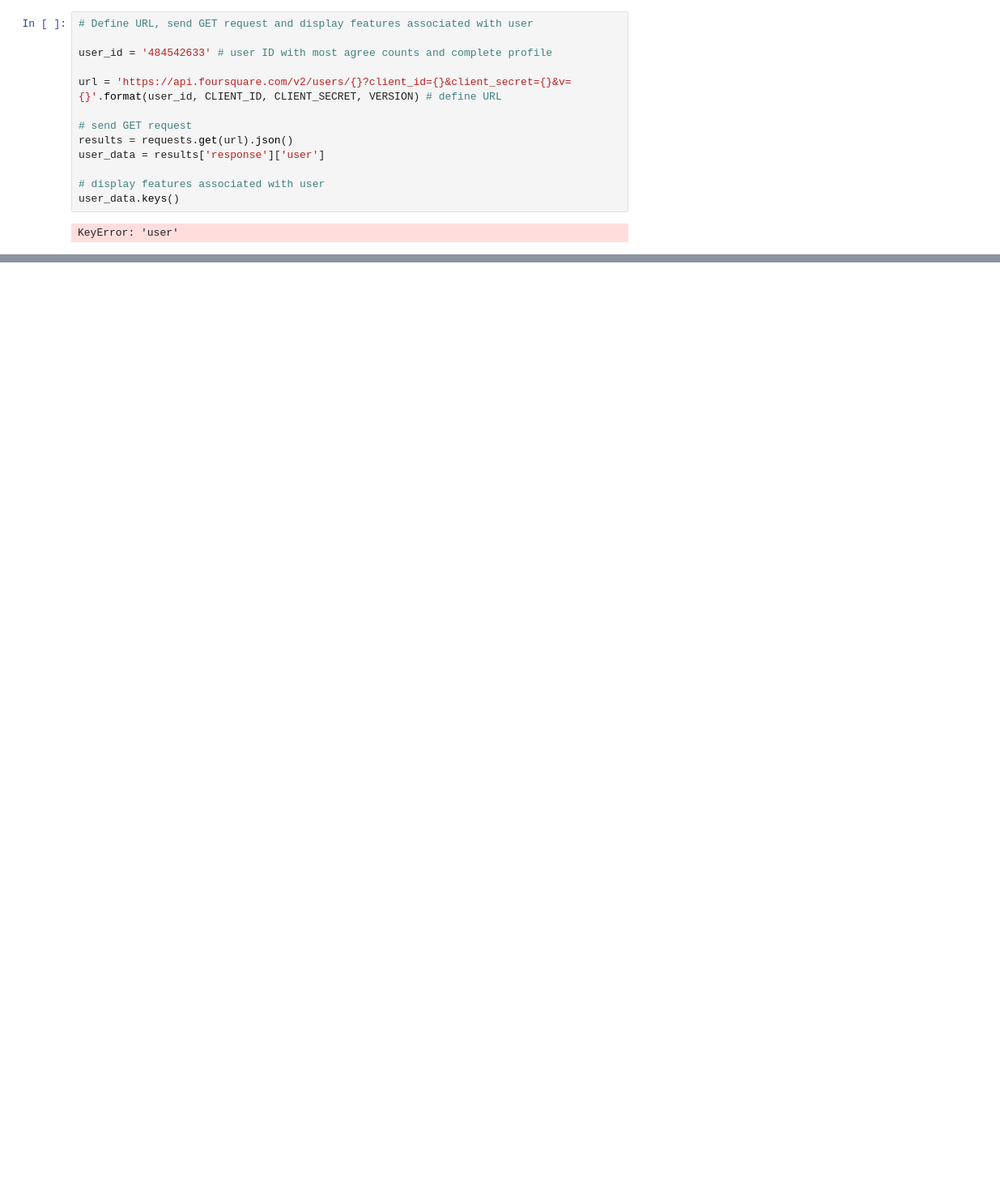
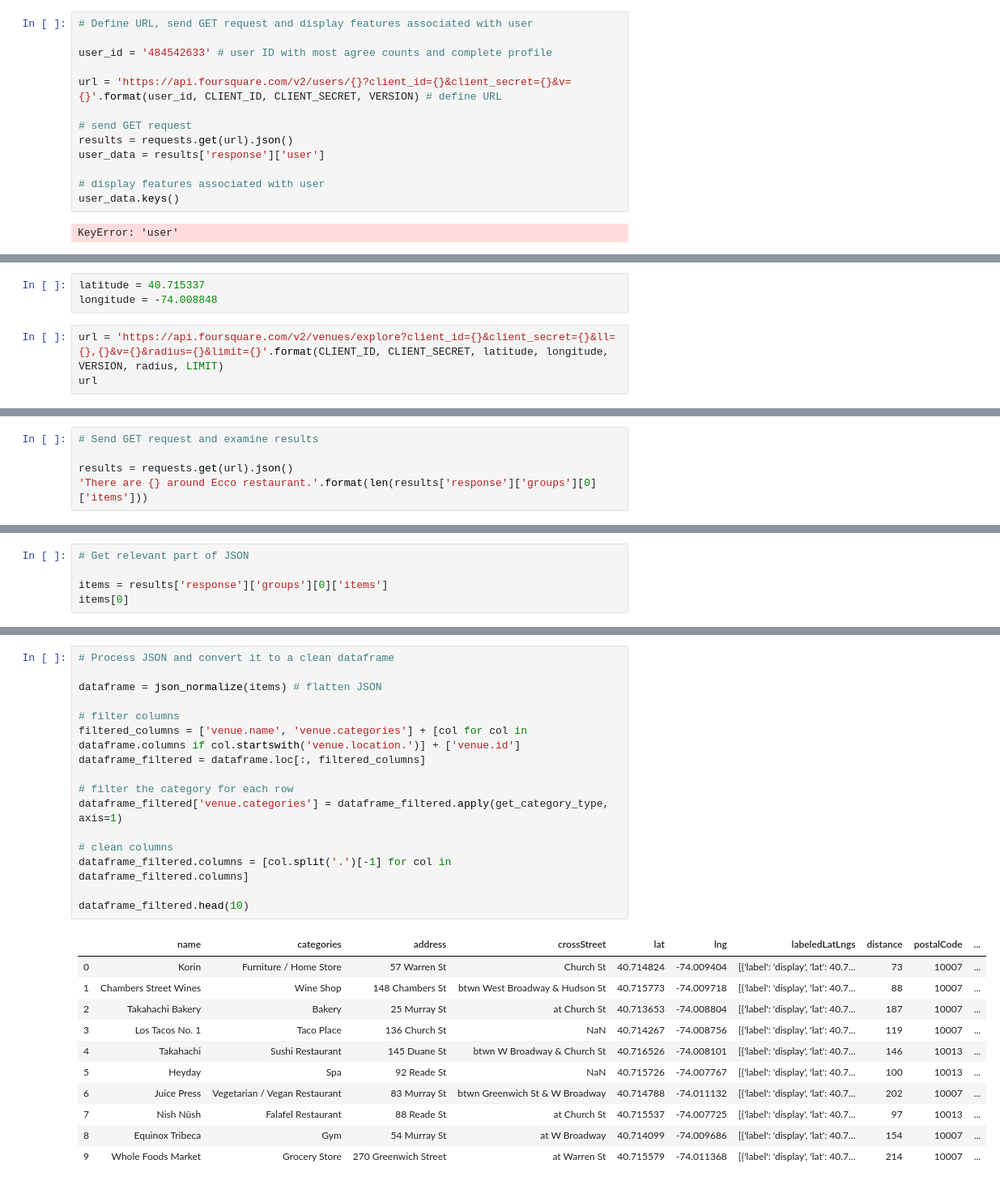
Before and after one commit to chenhelen9/Coursera_Capstone, a Jupyter notebook: Lab_FoursquareAPI.ipynb, the cells around one changed output, grey strips where cells are left out. Shown: that part at 81% size. Cells and saved outputs as stored; diff of their text form; blank space fills up the shorter version.

```diff
--- a/Lab_FoursquareAPI.ipynb
+++ b/Lab_FoursquareAPI.ipynb
@@ -347,0 +471,6 @@ NameError: name 'user_data' is not defined
+# %%
+latitude = 40.715337
+longitude = -74.008848
+# %%
+url = 'https://api.foursquare.com/v2/venues/explore?client_id={}&client_secret={}&ll={},{}&v={}&radius={}&limit={}'.format(CLIENT_ID, CLIENT_SECRET, latitude, longitude, VERSION, radius, LIMIT)
+url
@@ -347,0 +479,5 @@ NameError: name 'user_data' is not defined
+# %%
+# Send GET request and examine results
+
+results = requests.get(url).json()
+'There are {} around Ecco restaurant.'.format(len(results['response']['groups'][0]['items']))
@@ -347,0 +490,5 @@ NameError: name 'user_data' is not defined
+# %%
+# Get relevant part of JSON
+
+items = results['response']['groups'][0]['items']
+items[0]
@@ -347,0 +513,28 @@ NameError: name 'user_data' is not defined
+# %%
+# Process JSON and convert it to a clean dataframe
+
+dataframe = json_normalize(items) # flatten JSON
+
+# filter columns
+filtered_columns = ['venue.name', 'venue.categories'] + [col for col in dataframe.columns if col.startswith('venue.location.')] + ['venue.id']
+dataframe_filtered = dataframe.loc[:, filtered_columns]
+
+# filter the category for each row
+dataframe_filtered['venue.categories'] = dataframe_filtered.apply(get_category_type, axis=1)
+
+# clean columns
+dataframe_filtered.columns = [col.split('.')[-1] for col in dataframe_filtered.columns]
+
+dataframe_filtered.head(10)
+# %% [output]
+|  | name | categories | address | crossStreet | lat | lng | labeledLatLngs | distance | postalCode | ... |
+| 0 | Korin | Furniture / Home Store | 57 Warren St | Church St | 40.714824 | -74.009404 | [{'label': 'display', 'lat': 40.7... | 73 | 10007 | ... |
+| 1 | Chambers Street Wines | Wine Shop | 148 Chambers St | btwn West Broadway & Hudson St | 40.715773 | -74.009718 | [{'label': 'display', 'lat': 40.7... | 88 | 10007 | ... |
+| 2 | Takahachi Bakery | Bakery | 25 Murray St | at Church St | 40.713653 | -74.008804 | [{'label': 'display', 'lat': 40.7... | 187 | 10007 | ... |
+| 3 | Los Tacos No. 1 | Taco Place | 136 Church St | NaN | 40.714267 | -74.008756 | [{'label': 'display', 'lat': 40.7... | 119 | 10007 | ... |
+| 4 | Takahachi | Sushi Restaurant | 145 Duane St | btwn W Broadway & Church St | 40.716526 | -74.008101 | [{'label': 'display', 'lat': 40.7... | 146 | 10013 | ... |
+| 5 | Heyday | Spa | 92 Reade St | NaN | 40.715726 | -74.007767 | [{'label': 'display', 'lat': 40.7... | 100 | 10013 | ... |
+| 6 | Juice Press | Vegetarian / Vegan Restaurant | 83 Murray St | btwn Greenwich St & W Broadway | 40.714788 | -74.011132 | [{'label': 'display', 'lat': 40.7... | 202 | 10007 | ... |
+| 7 | Nish Nūsh | Falafel Restaurant | 88 Reade St | at Church St | 40.715537 | -74.007725 | [{'label': 'display', 'lat': 40.7... | 97 | 10013 | ... |
+| 8 | Equinox Tribeca | Gym | 54 Murray St | at W Broadway | 40.714099 | -74.009686 | [{'label': 'display', 'lat': 40.7... | 154 | 10007 | ... |
+| 9 | Whole Foods Market | Grocery Store | 270 Greenwich Street | at Warren St | 40.715579 | -74.011368 | [{'label': 'display', 'lat': 40.7... | 214 | 10007 | ... |
```
Also changed, not shown: parts of 32 cells of this notebook.
